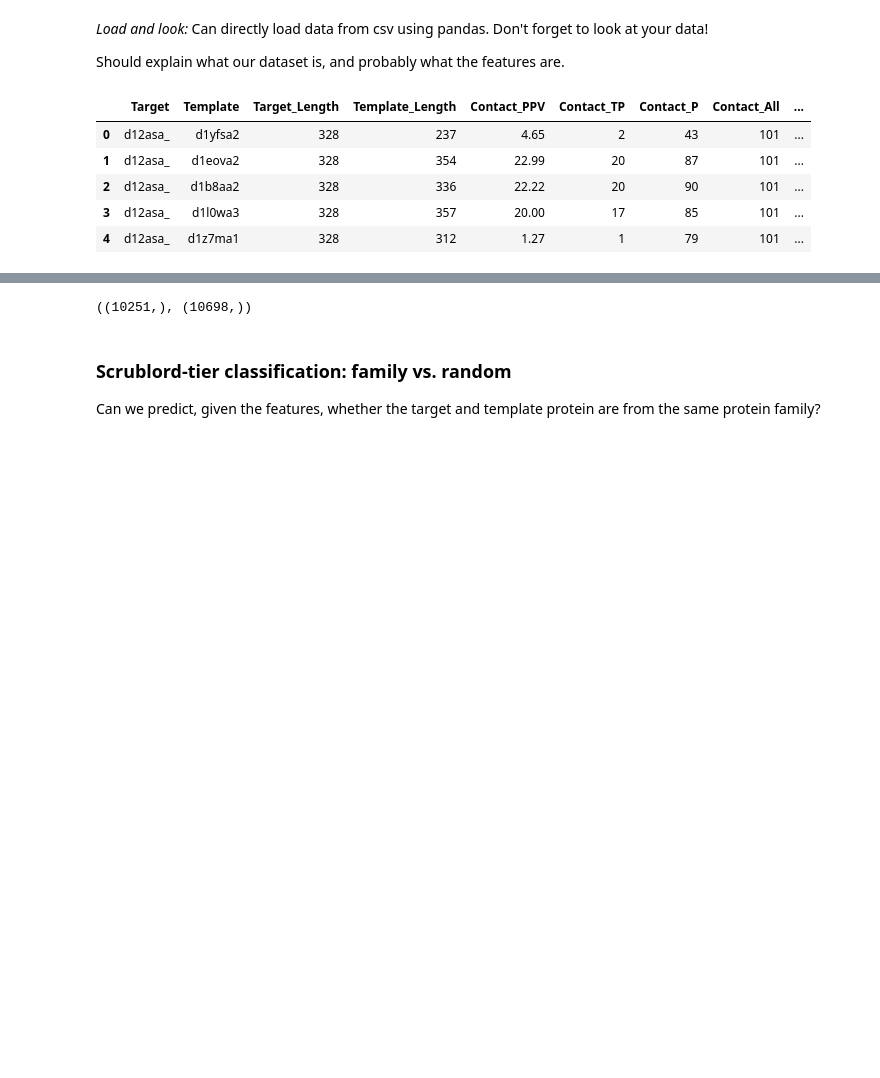
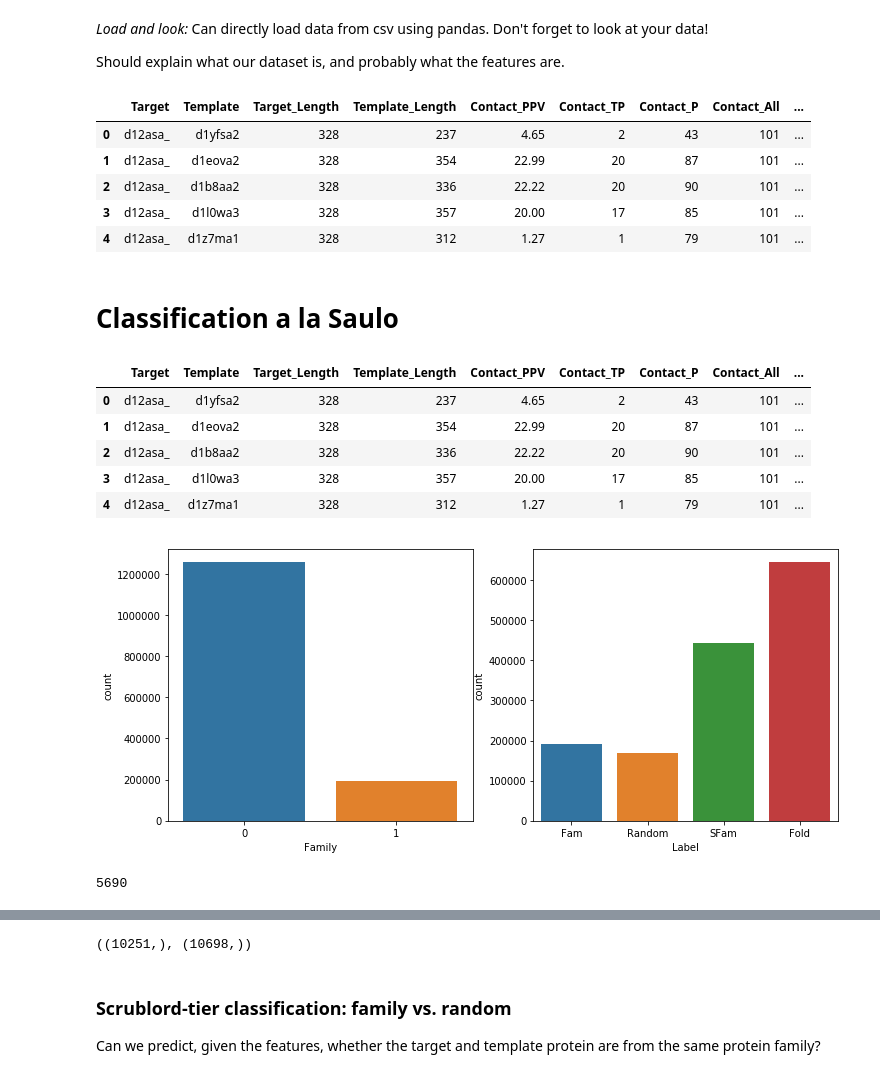
Before and after one commit to FBoyles/3dsig, a Jupyter notebook: notebooks/Sandbox.ipynb, the cells around one changed output, grey strips where cells are left out. Cells and saved outputs as stored; diff of their text form; code cells hidden in the pictures; blank space fills up the shorter version.

Commit message:
found inconsistent repeat data points in data

```diff
--- a/notebooks/Sandbox.ipynb
+++ b/notebooks/Sandbox.ipynb
@@ -15,6 +15,7 @@ _Load and look:_ Can directly load data from csv using pandas. Don't forget to l
 Should explain what our dataset is, and probably what the features are.
 # %%
 data = pd.read_csv('../data/Data_3DSig.txt', sep=' ')
+data.dropna(axis='index', how='any', inplace=True)
 split = pd.read_csv('../data/Data_Split.txt', sep=' ', header=None)
 split.columns = ['Protein', 'Split']
 data.head()
@@ -25,3 +26,29 @@ data.head()
 | 2 | d12asa_ | d1b8aa2 | 328 | 336 | 22.22 | 20 | 90 | 101 | ... |
 | 3 | d12asa_ | d1l0wa3 | 328 | 357 | 20.00 | 17 | 85 | 101 | ... |
 | 4 | d12asa_ | d1z7ma1 | 328 | 312 | 1.27 | 1 | 79 | 101 | ... |
+# %% [markdown]
+# Classification a la Saulo
+# %%
+family_targets = split[split['Split']=='FAMILY']['Protein']
+family_data = data[(data['Target'].isin(family_targets)) & (data['Template'].isin(family_targets))].copy()
+# %%
+family_data.loc[:,'Family'] = pd.get_dummies(family_data[['Label']]).loc[:, 'Label_Fam']
+# %%
+fig, (ax1, ax2) = plt.subplots(1, 2, figsize=(12, 5))
+sns.countplot(data=family_data, x='Family',ax=ax1)
+sns.countplot(data=family_data, x='Label', ax=ax2)
+fig.show()
+family_data.head()
+# %% [output]
+|  | Target | Template | Target_Length | Template_Length | Contact_PPV | Contact_TP | Contact_P | Contact_All | ... |
+| 0 | d12asa_ | d1yfsa2 | 328 | 237 | 4.65 | 2 | 43 | 101 | ... |
+| 1 | d12asa_ | d1eova2 | 328 | 354 | 22.99 | 20 | 87 | 101 | ... |
+| 2 | d12asa_ | d1b8aa2 | 328 | 336 | 22.22 | 20 | 90 | 101 | ... |
+| 3 | d12asa_ | d1l0wa3 | 328 | 357 | 20.00 | 17 | 85 | 101 | ... |
+| 4 | d12asa_ | d1z7ma1 | 328 | 312 | 1.27 | 1 | 79 | 101 | ... |
+[figure, added]
+# %%
+pairs = [(target, template) for target, template in zip(family_data['Target'].values, family_data['Template'].values)]
+print(len(pairs) - len(list(set(pairs))))
+# %% [output]
+5690
```
Also changed, not shown: parts of 11 cells of this notebook.
